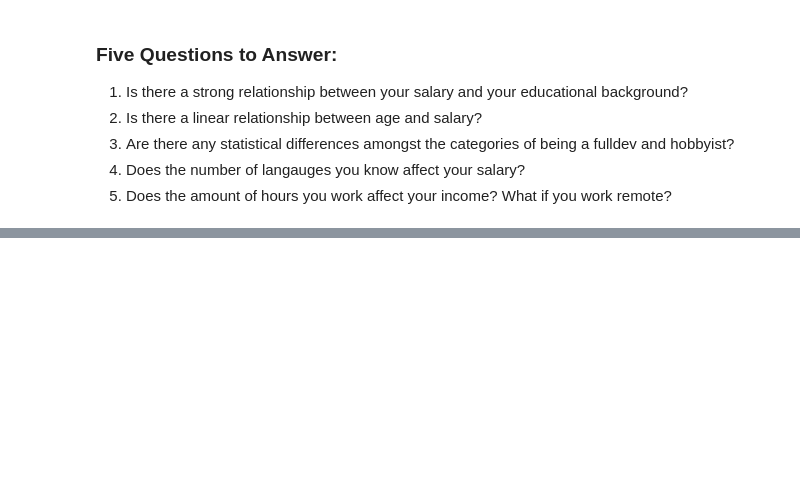
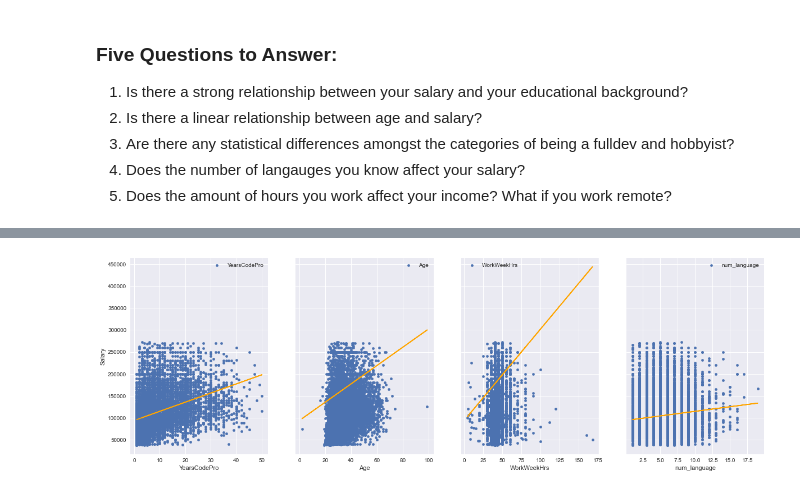
Before and after one commit to jbuenaseda/linear-regression-project, a Jupyter notebook: EDA-linreg.ipynb, the cells around one changed output, grey strips where cells are left out. Saved outputs shown, nothing was run; the diff lists cells and outputs as text; code cells hidden in the pictures; blank space fills up the shorter version.

```diff
--- a/EDA-linreg.ipynb
+++ b/EDA-linreg.ipynb
@@ -185,0 +157,14 @@ print('Test Mean Squarred Error:', test_mse)
+# %%
+# Visualize the relationship between the preditors and the target using scatterplots
+fig2, axs = plt.subplots(1,4, sharey=True, figsize=(18,6))
+
+for idx, pred in enumerate(['YearsCodePro', 'Age', 'WorkWeekHrs', 'num_language']):
+    data.plot(kind='scatter', x=pred, y='Salary', ax=axs[idx], label=pred)
+
+for idx, pred in enumerate(['YearsCodePro', 'Age', 'WorkWeekHrs', 'num_language']):
+    axs[idx].plot(data[pred], m*data[pred] + b, color='orange')
+
+plt.legend()
+plt.show()
+# %% [output]
+[figure, added]
```
Also changed, not shown: parts of 86 cells of this notebook, 2 other files.
